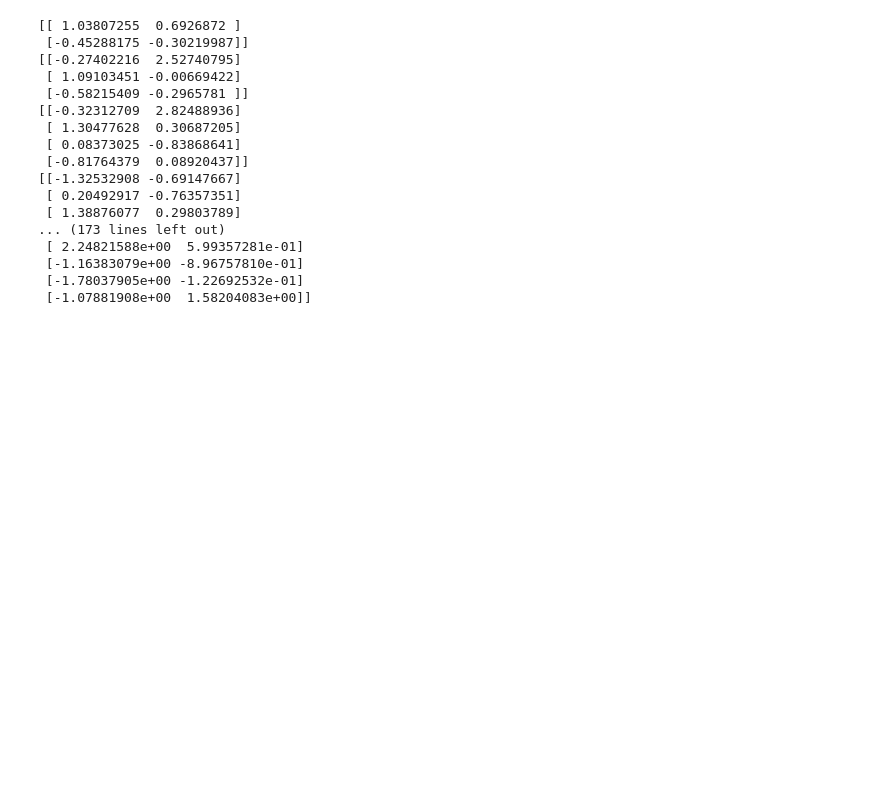
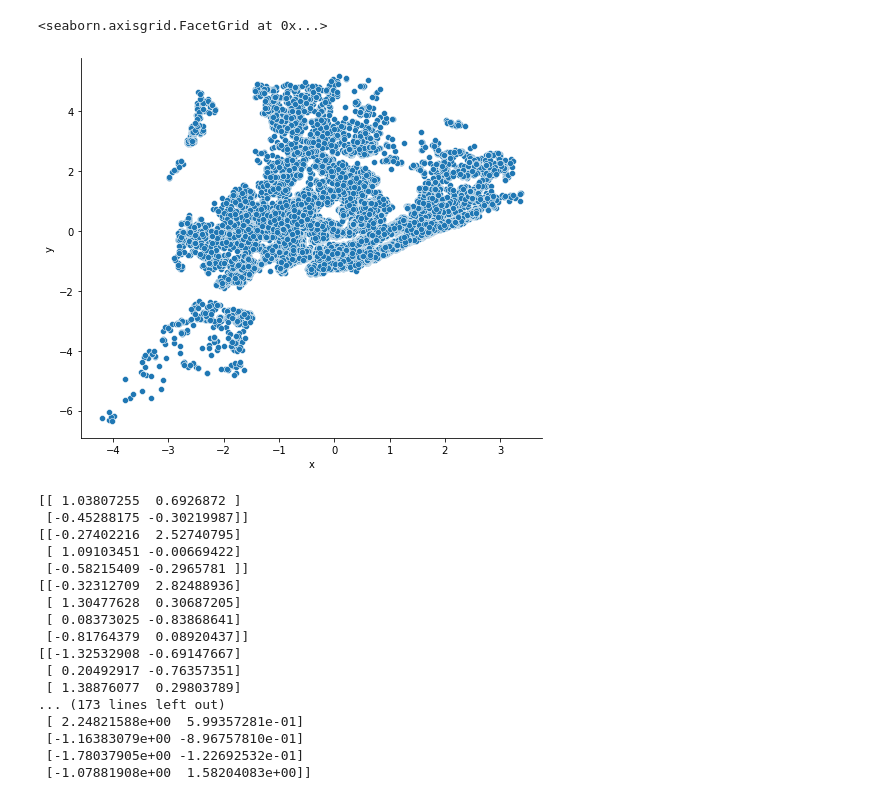
Before and after one commit to Howard-O-Neil/CL-PUB, a Jupyter notebook: notebook/K_mean_airbnb.ipynb, the cells around one changed output. Drawn from its saved outputs; the diff is of its cells as text; code cells hidden in the pictures; blank space fills up the shorter version.

```diff
--- a/notebook/K_mean_airbnb.ipynb
+++ b/notebook/K_mean_airbnb.ipynb
@@ -16,12 +25,11 @@ np.set_printoptions(threshold=sys.maxsize)
 # %%
-air_bnb = pd.read_csv("./airbnb.csv")
-
-dataset = air_bnb[['latitude', 'longitude', 'id']].to_numpy()
-
-scaler = skp.StandardScaler()
-scaler.fit(dataset)
-
-dataset = scaler.transform(dataset)
+df = pd.DataFrame(dataset[:, 0:2],\
+            columns=["x", "y"])
+sb.relplot(x='x', y='y', data=df,\
+            kind='scatter', height=6, aspect=1.2)
+# %% [output]
+<seaborn.axisgrid.FacetGrid at 0x...>
+[figure, added]
 # %%
 k = 2 # defualt
 max_training_epochs = 2000
```
Also changed, not shown: parts of 1 cell of this notebook, 5 other files.
